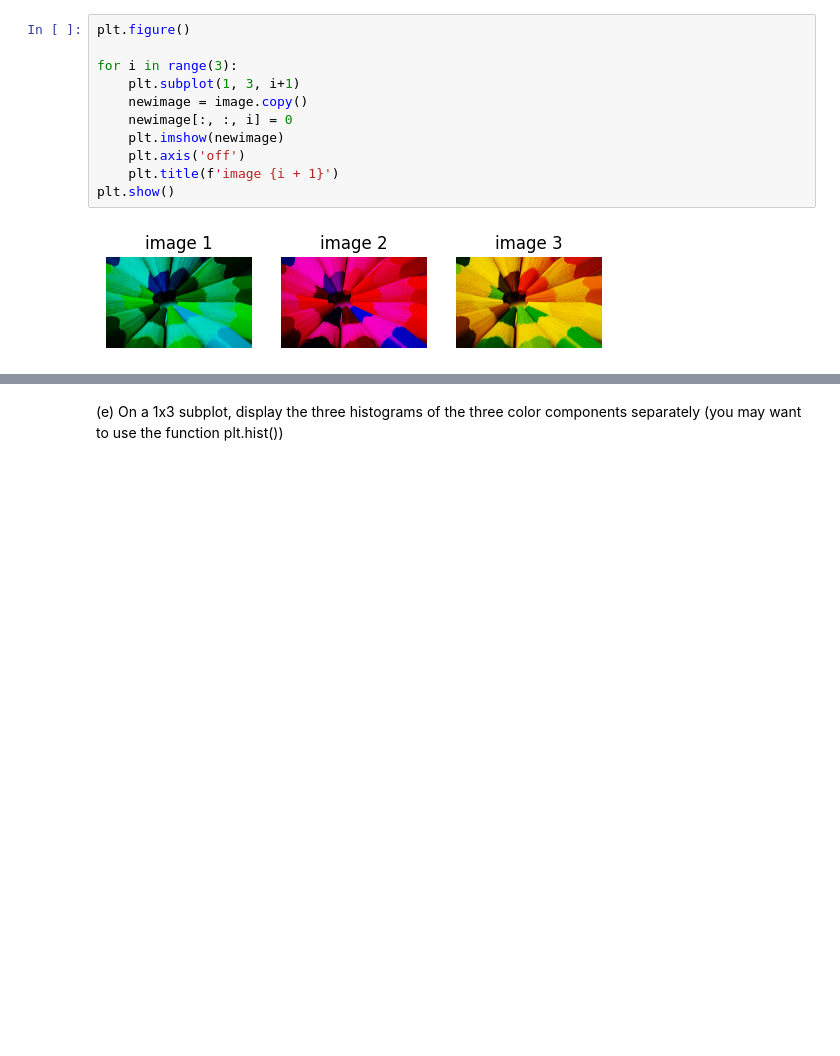
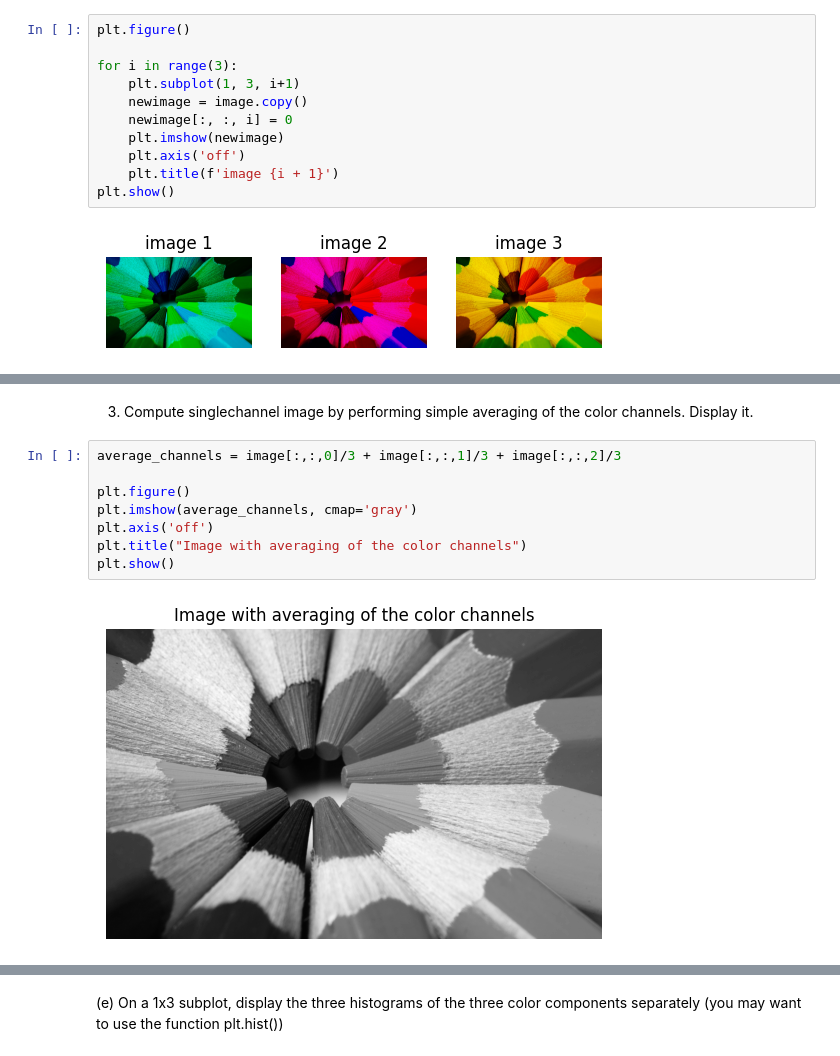
Before and after one commit to Arkanthara/digital_image_processing, a Jupyter notebook: TP1-Basics.ipynb, the cells around one changed output, grey strips where cells are left out. Drawn from its saved outputs; the diff is of its cells as text; blank space fills up the shorter version.

```diff
--- a/TP1-Basics.ipynb
+++ b/TP1-Basics.ipynb
@@ -84,0 +105,12 @@ $$w = [0.2125, 0.7154, 0.0721]$$
+# %% [markdown]
+3. Compute singlechannel image by performing simple averaging of the color channels. Display it.
+# %%
+average_channels = image[:,:,0]/3 + image[:,:,1]/3 + image[:,:,2]/3
+
+plt.figure()
+plt.imshow(average_channels, cmap='gray')
+plt.axis('off')
+plt.title("Image with averaging of the color channels")
+plt.show()
+# %% [output]
+[figure, added]
```
Also changed, not shown: parts of 25 cells of this notebook, 1 other file.
